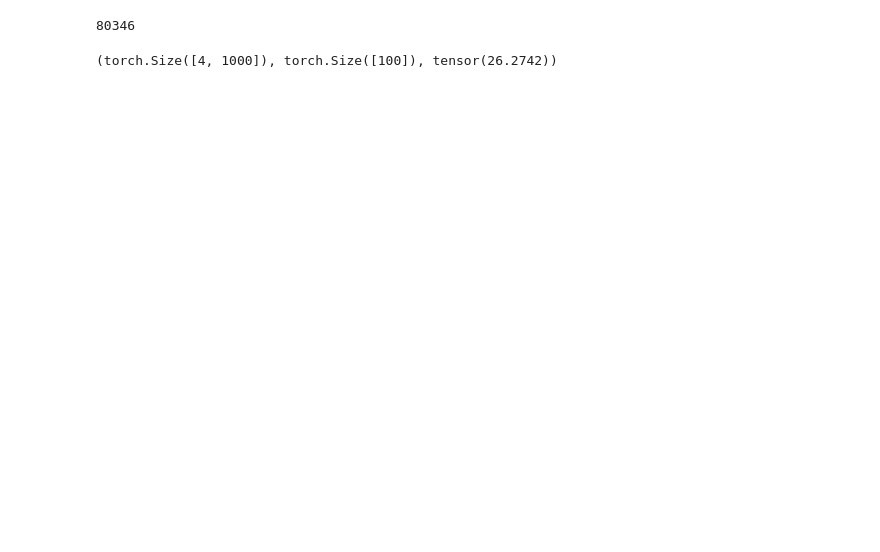
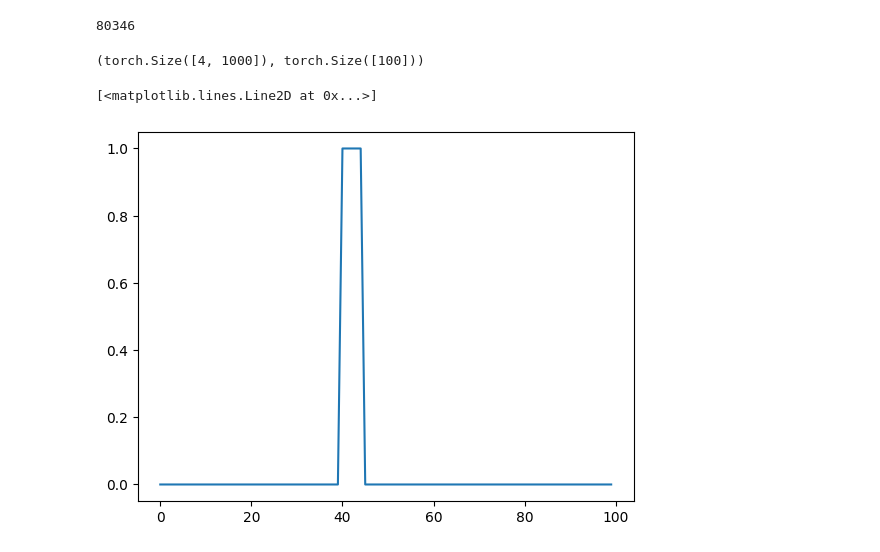
Before and after one commit to alw399/FACT, a Jupyter notebook: notebooks/train_seq.ipynb, the cells around one changed output. Drawn from its saved outputs; the diff is of its cells as text; code cells hidden in the pictures; blank space fills up the shorter version.

```diff
--- a/notebooks/train_seq.ipynb
+++ b/notebooks/train_seq.ipynb
@@ -46,27 +47,17 @@ len(dataset)
 # %% [output]
 80346
 # %%
-x, y, y_count = next(iter(dataset))
+x, y= next(iter(dataset))
 
-x.shape, y.shape, y_count
+x.shape, y.shape
 # %% [output]
-(torch.Size([4, 1000]), torch.Size([100]), tensor(26.2742))
+(torch.Size([4, 1000]), torch.Size([100]))
-# %%
-# λ = (α/2) × n̄^obs    where α < 1
-import torch
-from torch.utils.data import DataLoader
-
-loader = DataLoader(
-    dataset,
-    batch_size=batch_size,
-    shuffle=False,  # shuffles order every epoch
-    num_workers=1
-)
-
-tot_count = 0
-for x, y, y_count in loader:
-    tot_count += y_count.sum().item()
-tot_count
+# %%
+import matplotlib.pyplot as plt
+plt.plot(y.numpy())
+# %% [output]
+[<matplotlib.lines.Line2D at 0x...>]
+[figure, added]
 # %%
 config = TrainConfig(
     lr=lr,
```
Also changed, not shown: parts of 7 cells of this notebook, 8 other files.
